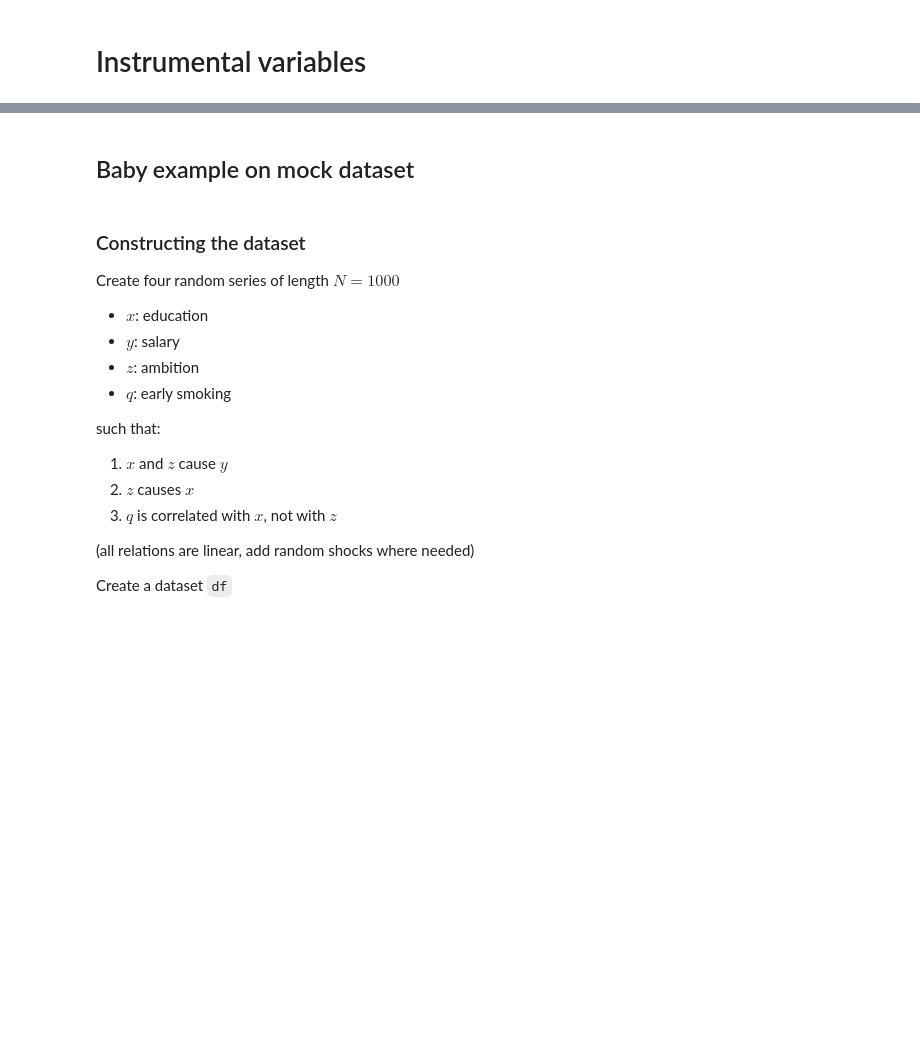
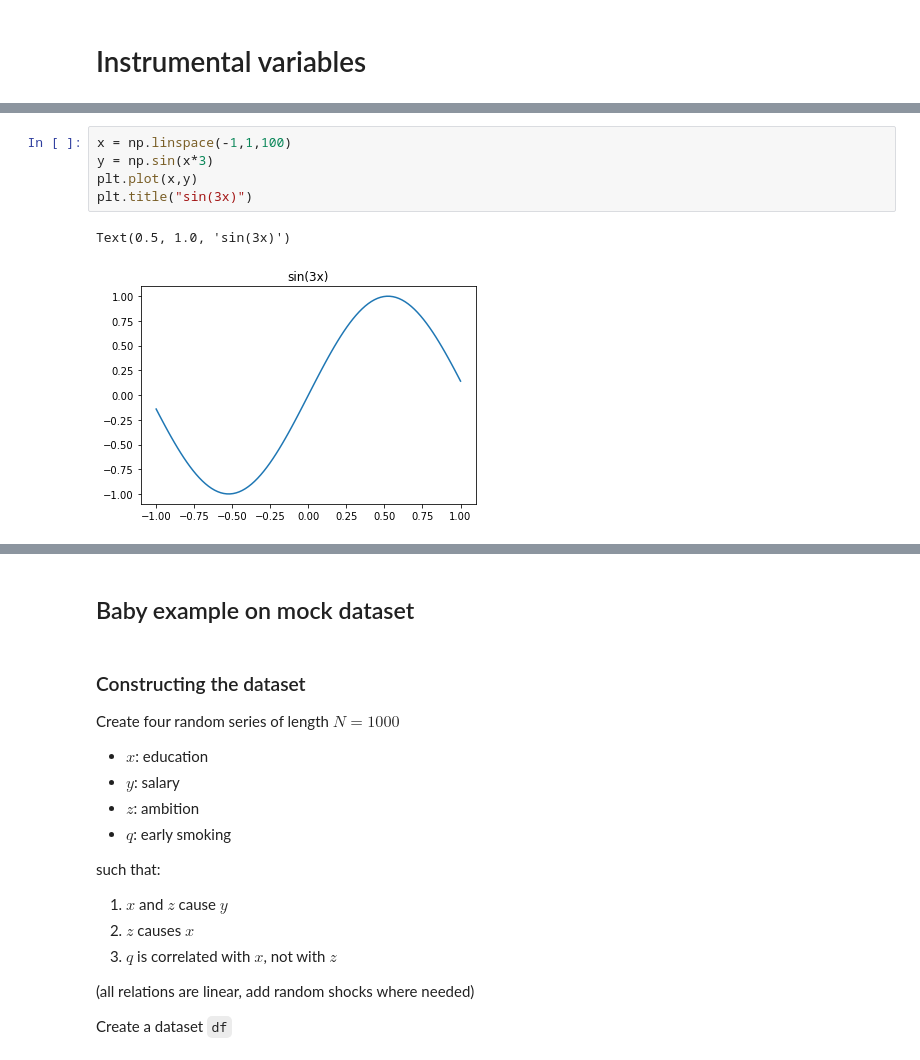
Before and after one commit to albop/dbe_archive, a Jupyter notebook: Session_6/instrumental_variables.ipynb, the cells around one changed output, grey strips where cells are left out. Drawn from its saved outputs; the diff is of its cells as text; blank space fills up the shorter version.

```diff
--- a/Session_6/instrumental_variables.ipynb
+++ b/Session_6/instrumental_variables.ipynb
@@ -2,0 +100,8 @@
+# %%
+x = np.linspace(-1,1,100)
+y = np.sin(x*3)
+plt.plot(x,y)
+plt.title("sin(3x)")
+# %% [output]
+Text(0.5, 1.0, 'sin(3x)')
+[figure, added]
```
Also changed, not shown: parts of 31 cells of this notebook, 4 other files.
